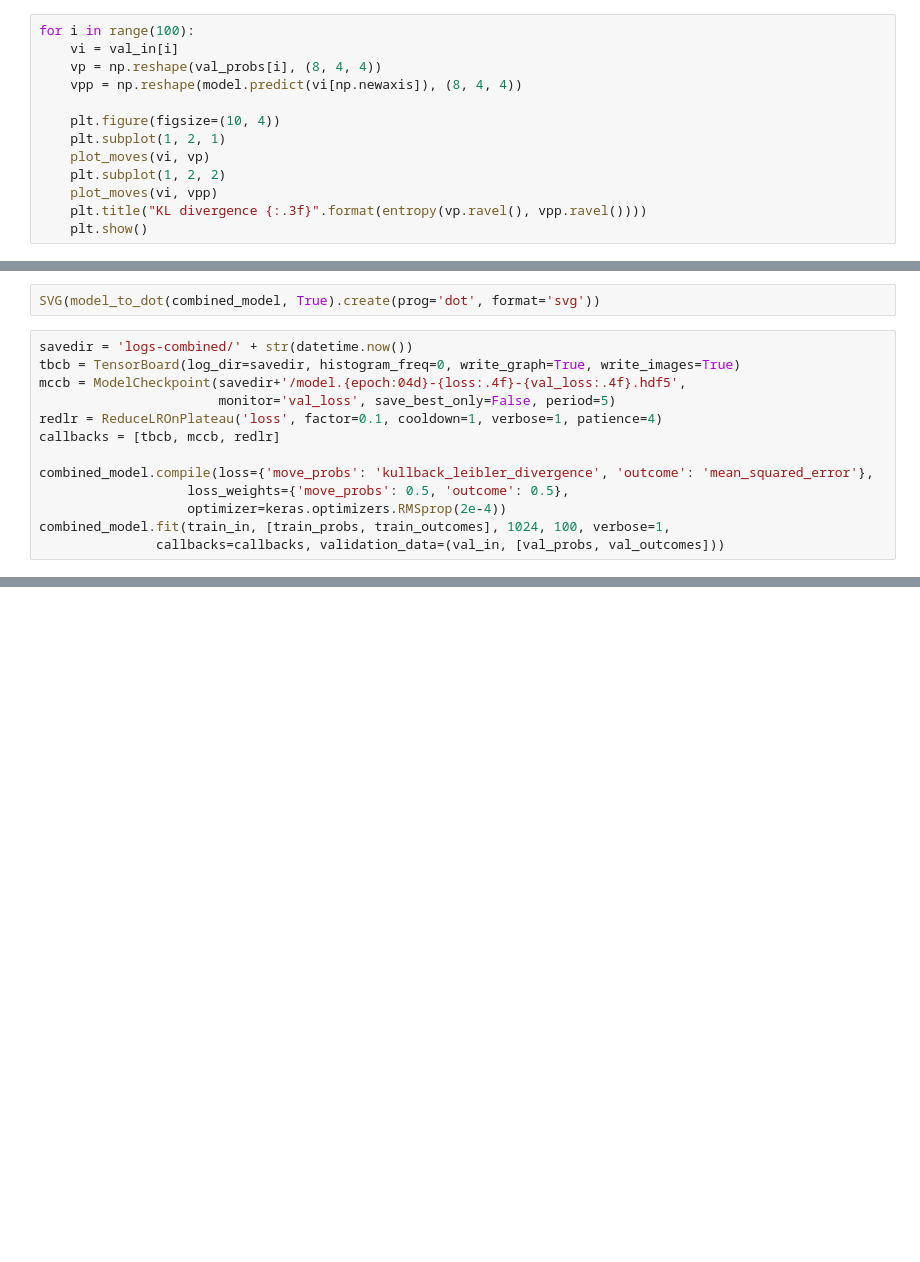
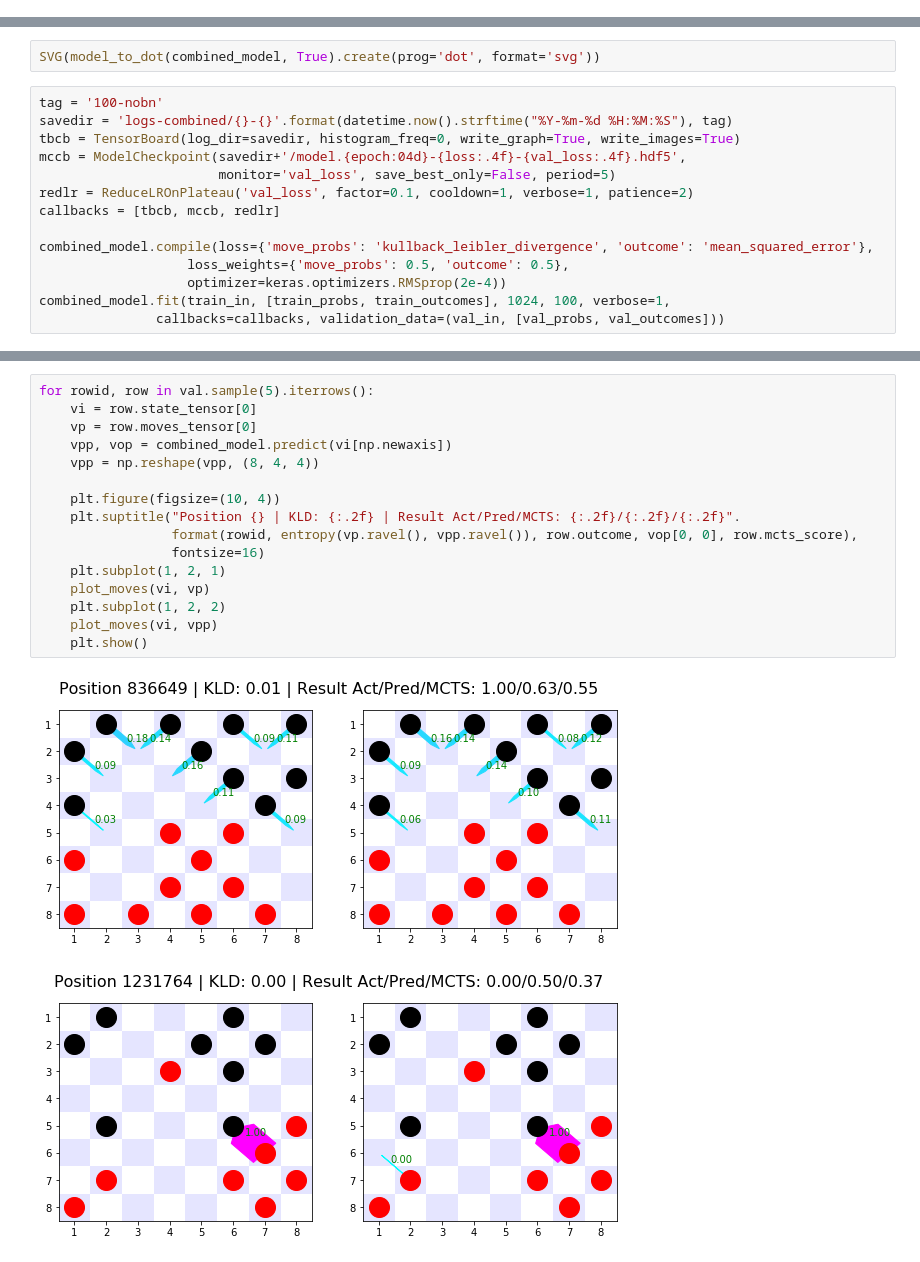
Before and after one commit to bb4242/checkers.jl, a Jupyter notebook: network training keras.ipynb, the cells around one changed output, grey strips where cells are left out. Drawn from its saved outputs; the diff is of its cells as text; blank space fills up the shorter version.

Commit message:
add lots of diagnostic plots

```diff
--- a/network training keras.ipynb
+++ b/network training keras.ipynb
@@ -156,16 +184,3 @@ prob_model.fit(train_in, train_probs, 1024, 100, verbose=1, callbacks=callbacks,
-# %%
-for i in range(100):
-    vi = val_in[i]
-    vp = np.reshape(val_probs[i], (8, 4, 4))
-    vpp = np.reshape(model.predict(vi[np.newaxis]), (8, 4, 4))
-
-    plt.figure(figsize=(10, 4))
-    plt.subplot(1, 2, 1)
-    plot_moves(vi, vp)
-    plt.subplot(1, 2, 2)
-    plot_moves(vi, vpp)
-    plt.title("KL divergence {:.3f}".format(entropy(vp.ravel(), vpp.ravel())))
-    plt.show()
 # %% [markdown]
 # Combined outcome/probability model
 # %%
@@ -198,11 +213,12 @@ combined_model = Model(start, [move_probs, outcome])
 # %%
 SVG(model_to_dot(combined_model, True).create(prog='dot', format='svg'))
 # %%
-savedir = 'logs-combined/' + str(datetime.now())
+tag = '100-nobn'
+savedir = 'logs-combined/{}-{}'.format(datetime.now().strftime("%Y-%m-%d %H:%M:%S"), tag)
 tbcb = TensorBoard(log_dir=savedir, histogram_freq=0, write_graph=True, write_images=True)
 mccb = ModelCheckpoint(savedir+'/model.{epoch:04d}-{loss:.4f}-{val_loss:.4f}.hdf5',
                        monitor='val_loss', save_best_only=False, period=5)
-redlr = ReduceLROnPlateau('loss', factor=0.1, cooldown=1, verbose=1, patience=4)
+redlr = ReduceLROnPlateau('val_loss', factor=0.1, cooldown=1, verbose=1, patience=2)
 callbacks = [tbcb, mccb, redlr]
 
 combined_model.compile(loss={'move_probs': 'kullback_leibler_divergence', 'outcome': 'mean_squared_error'},
@@ -212,0 +247,19 @@ combined_model.fit(train_in, [train_probs, train_outcomes], 1024, 100, verbose=1
+# %%
+for rowid, row in val.sample(5).iterrows():
+    vi = row.state_tensor[0]
+    vp = row.moves_tensor[0]
+    vpp, vop = combined_model.predict(vi[np.newaxis])
+    vpp = np.reshape(vpp, (8, 4, 4))
+
+    plt.figure(figsize=(10, 4))
+    plt.suptitle("Position {} | KLD: {:.2f} | Result Act/Pred/MCTS: {:.2f}/{:.2f}/{:.2f}".
+                 format(rowid, entropy(vp.ravel(), vpp.ravel()), row.outcome, vop[0, 0], row.mcts_score),
+                 fontsize=16)
+    plt.subplot(1, 2, 1)
+    plot_moves(vi, vp)
+    plt.subplot(1, 2, 2)
+    plot_moves(vi, vpp)
+    plt.show()
+# %% [output]
+[figure, added]
+[figure, added]
```
Also changed, not shown: parts of 12 cells of this notebook.
